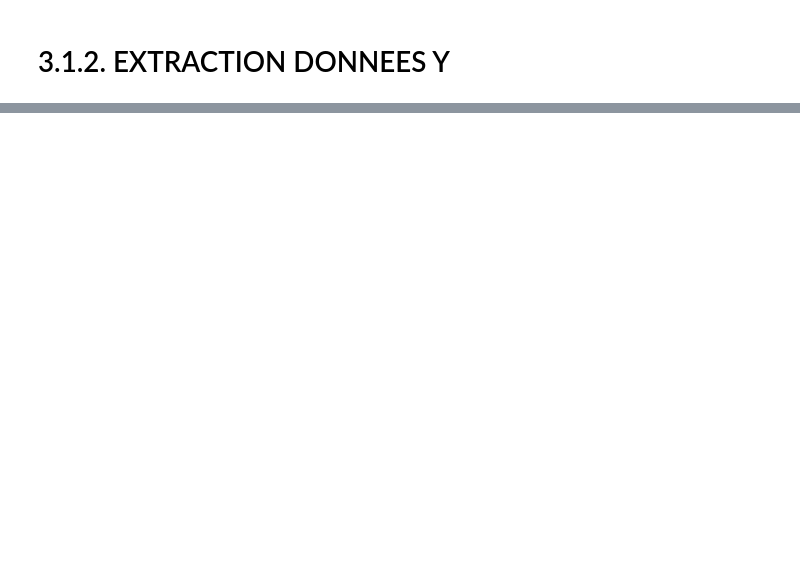
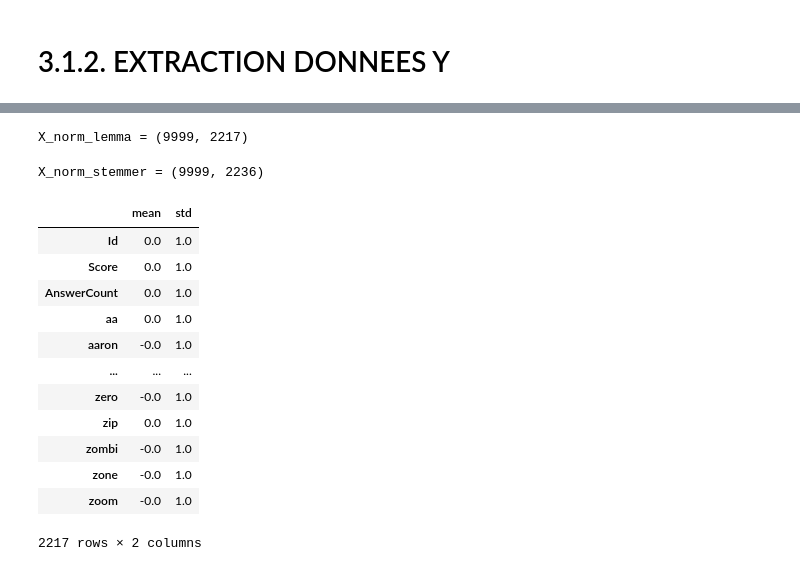
Before and after one commit to irribarre/Texte_1, a Jupyter notebook: 2_notebook_test.ipynb, the cells around one changed output, grey strips where cells are left out. Drawn from its saved outputs; the diff is of its cells as text; code cells hidden in the pictures; blank space fills up the shorter version.

```diff
--- a/2_notebook_test.ipynb
+++ b/2_notebook_test.ipynb
@@ -1655,3 +1717,10 @@ X_lemma = pd.merge(df_num, df_lemma, on = index)
+# %%
+#############################################
+#        X_lemma = df_num + df_lemma        #
+#############################################
+# how = inner (valeur par défaut) <=> clés présentes dans les 2 dataframes(cela évite les cellules NaN).
+X_lemma = pd.concat([df_num, df_lemma], axis = 1)
+#X_lemma = pd.merge(df_num, df_lemma, on = 'Id')
 # %%
 #############################################
 #     X_stemmer = df_num + df_stemmer       #
@@ -1806,0 +1890,40 @@ print(y)
+# %%
+# Transform data
+X_norm_lemma = scaler.fit_transform(X_lemma)
+
+# Maj type : numpy.ndarray --> panda dataframe
+X_norm_lemma = pd.DataFrame(X_norm_lemma, columns = X_lemma.columns)
+
+print ('X_norm_lemma =', X_norm_lemma.shape)
+# %% [output]
+X_norm_lemma = (9999, 2217)
+# %%
+# Transform data
+X_norm_stemmer = scaler.fit_transform(X_stemmer)
+
+# Maj type : numpy.ndarray --> panda dataframe
+X_norm_stemmer = pd.DataFrame(X_norm_stemmer, columns = X_stemmer.columns)
+
+print ('X_norm_stemmer =', X_norm_stemmer.shape)
+# %% [output]
+X_norm_stemmer = (9999, 2236)
+# %%
+# Vérification que la moyenne = 0 et l'écart type = 1
+idx = ['mean', 'std']
+# %%
+#pd.DataFrame(X_norm).describe().round(2).loc[idx, :]
+pd.DataFrame(X_norm_lemma).describe().round(2).loc[idx, :].transpose()  # transpose met les attributs en ligne pour + de lisibilité
+# %% [output]
+|  | mean | std |
+| Id | 0.0 | 1.0 |
+| Score | 0.0 | 1.0 |
+| AnswerCount | 0.0 | 1.0 |
+| aa | 0.0 | 1.0 |
+| aaron | -0.0 | 1.0 |
+| ... | ... | ... |
+| zero | -0.0 | 1.0 |
+| zip | 0.0 | 1.0 |
+| zombi | -0.0 | 1.0 |
+| zone | -0.0 | 1.0 |
+| zoom | -0.0 | 1.0 |
+2217 rows × 2 columns
```
Also changed, not shown: parts of 153 cells of this notebook.
